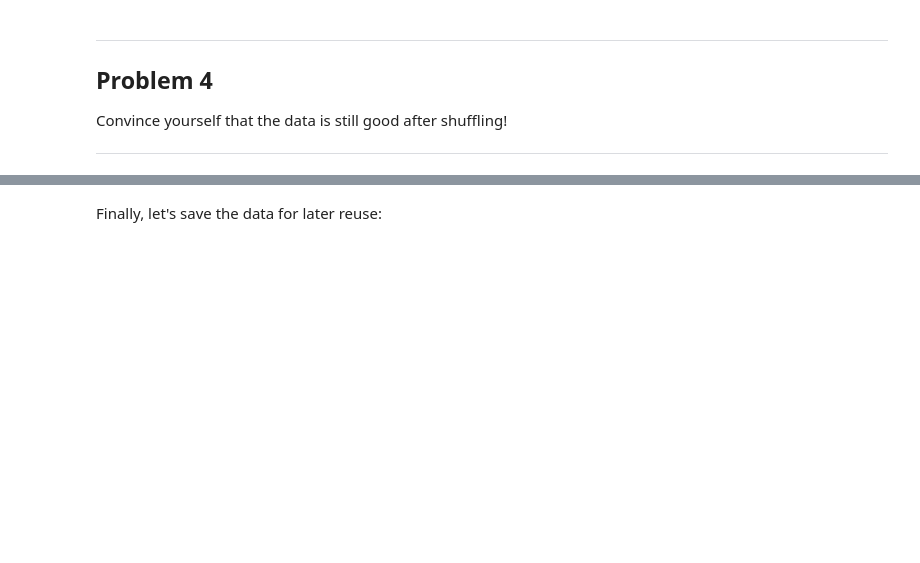
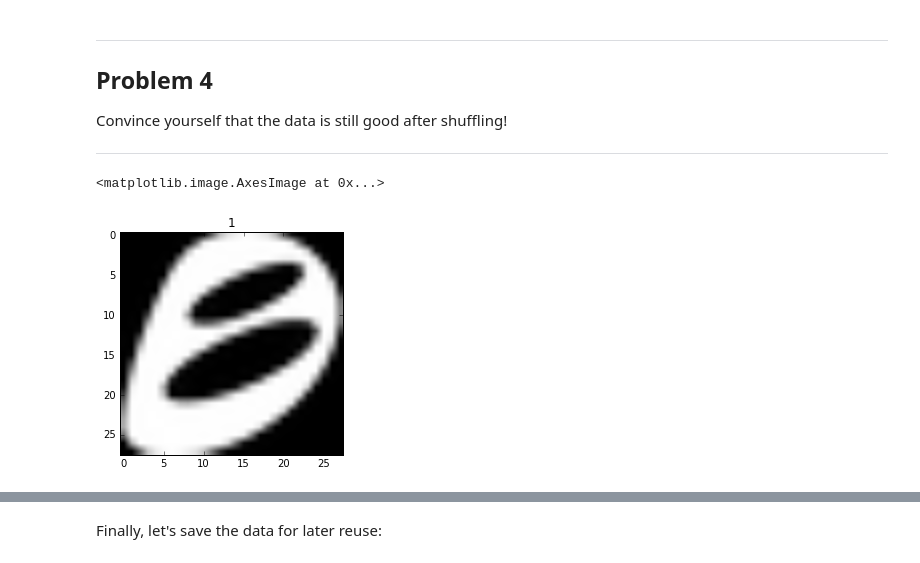
Before and after one commit to vanhuyz/udacity-dl, a Jupyter notebook: 1_notmnist.ipynb, the cells around one changed output, grey strips where cells are left out. Saved outputs shown, nothing was run; the diff lists cells and outputs as text; code cells hidden in the pictures; blank space fills up the shorter version.

```diff
--- a/1_notmnist.ipynb
+++ b/1_notmnist.ipynb
@@ -315,3 +301,9 @@ Problem 4
 Convince yourself that the data is still good after shuffling!
 
 ---
+# %%
+plt.title(train_labels[0])
+plt.imshow(train_dataset[0],cmap='Greys_r')
+# %% [output]
+<matplotlib.image.AxesImage at 0x...>
+[figure, added]
```
Also changed, not shown: parts of 6 cells of this notebook.
